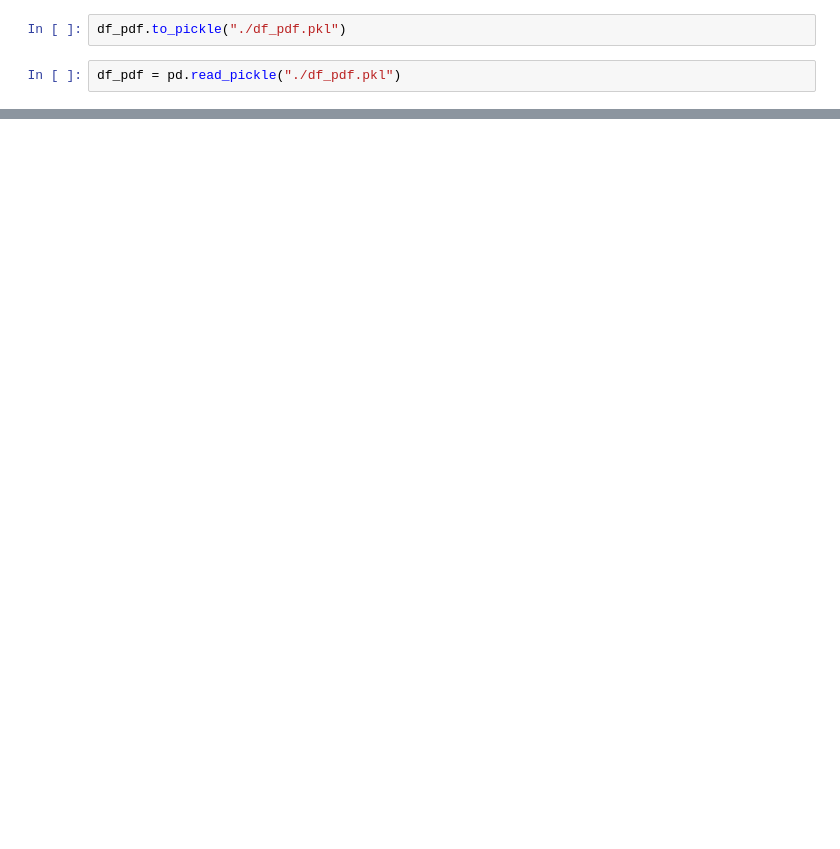
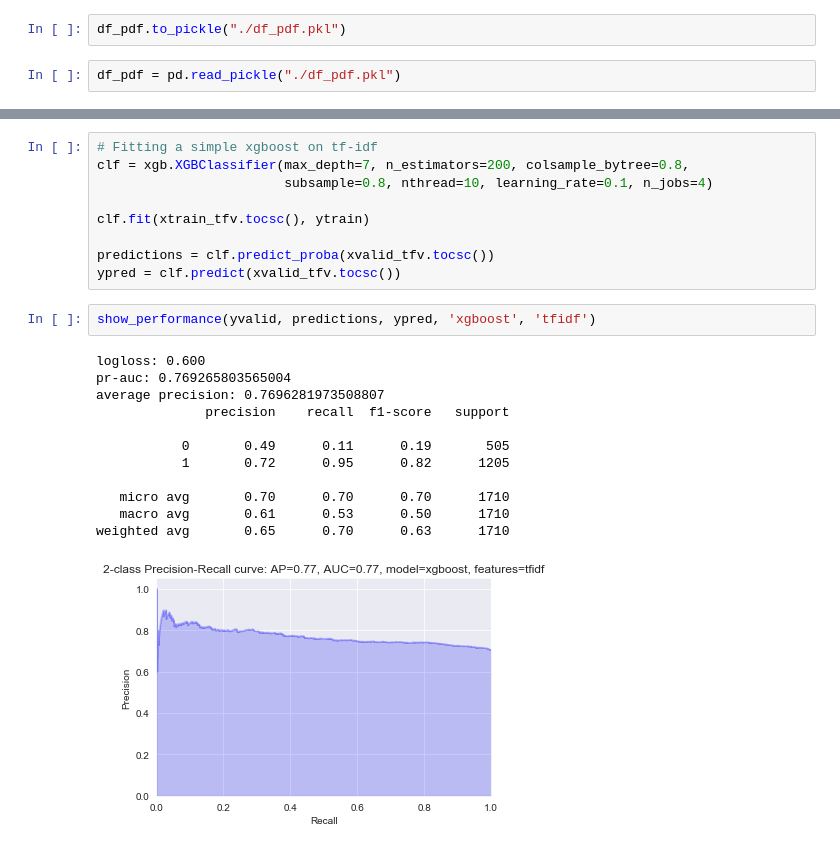
Before and after one commit to ck-unifr/marketlogic, a Jupyter notebook: marketlogic.ipynb, the cells around one changed output, grey strips where cells are left out. Drawn from its saved outputs; the diff is of its cells as text; blank space fills up the shorter version.

```diff
--- a/marketlogic.ipynb
+++ b/marketlogic.ipynb
@@ -159,0 +512,24 @@ df_pdf.head()
+# %%
+# Fitting a simple xgboost on tf-idf
+clf = xgb.XGBClassifier(max_depth=7, n_estimators=200, colsample_bytree=0.8,
+                        subsample=0.8, nthread=10, learning_rate=0.1, n_jobs=4)
+
+clf.fit(xtrain_tfv.tocsc(), ytrain)
+
+predictions = clf.predict_proba(xvalid_tfv.tocsc())
+ypred = clf.predict(xvalid_tfv.tocsc())
+# %%
+show_performance(yvalid, predictions, ypred, 'xgboost', 'tfidf')
+# %% [output]
+logloss: 0.600
+pr-auc: 0.769265803565004
+average precision: 0.7696281973508807
+              precision    recall  f1-score   support
+
+           0       0.49      0.11      0.19       505
+           1       0.72      0.95      0.82      1205
+
+   micro avg       0.70      0.70      0.70      1710
+   macro avg       0.61      0.53      0.50      1710
+weighted avg       0.65      0.70      0.63      1710
+[figure, added]
```
Also changed, not shown: parts of 34 cells of this notebook.
